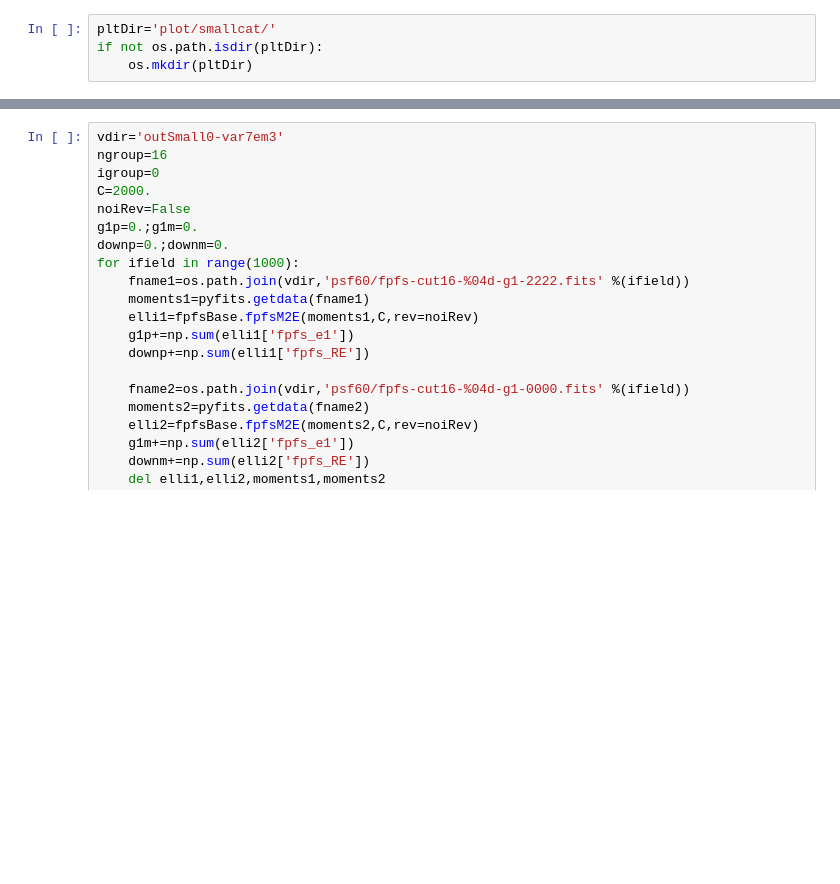
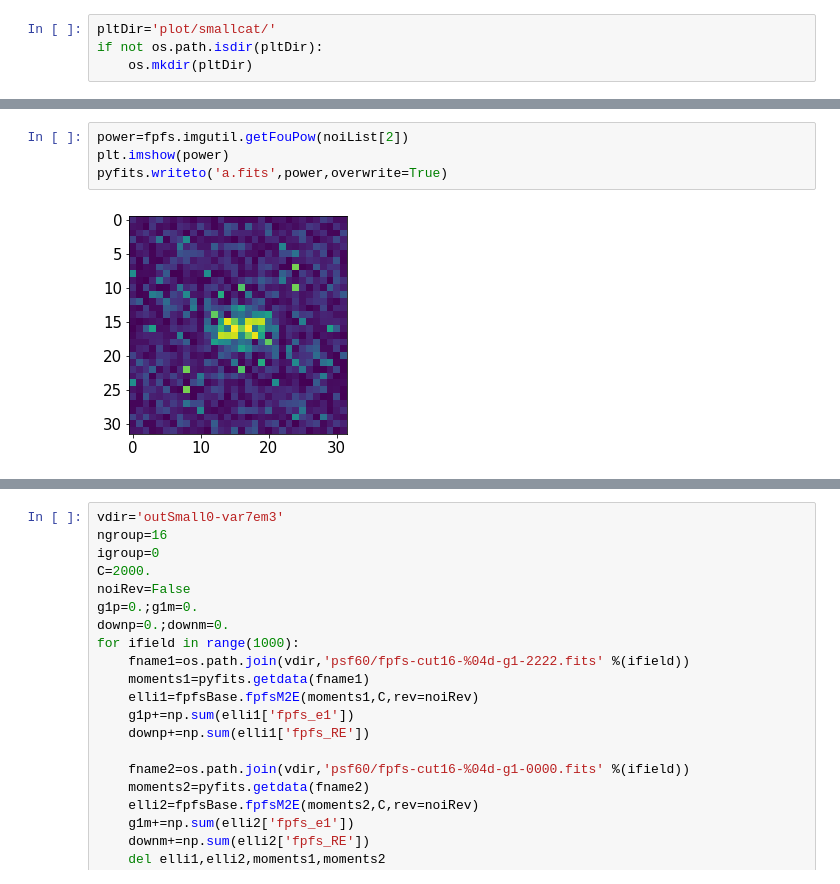
Before and after one commit to mr-superonion/FPFS, a Jupyter notebook: notebook/paper-FPFS2021/1_3-noiseBias_smallGals.ipynb, the cells around one changed output, grey strips where cells are left out. Cells and saved outputs as stored; diff of their text form; blank space fills up the shorter version.

```diff
--- a/notebook/paper-FPFS2021/1_3-noiseBias_smallGals.ipynb
+++ b/notebook/paper-FPFS2021/1_3-noiseBias_smallGals.ipynb
@@ -30 +69,7 @@ noiList   =   np.stack([noiAll[i*ngrid+beg:i*ngrid+end,j*ngrid+beg:j*ngrid+end]
+# %%
+power=fpfs.imgutil.getFouPow(noiList[2])
+plt.imshow(power)
+pyfits.writeto('a.fits',power,overwrite=True)
+# %% [output]
+[figure, added]
 # %%
```
Also changed, not shown: parts of 16 cells of this notebook, 8 other files.
